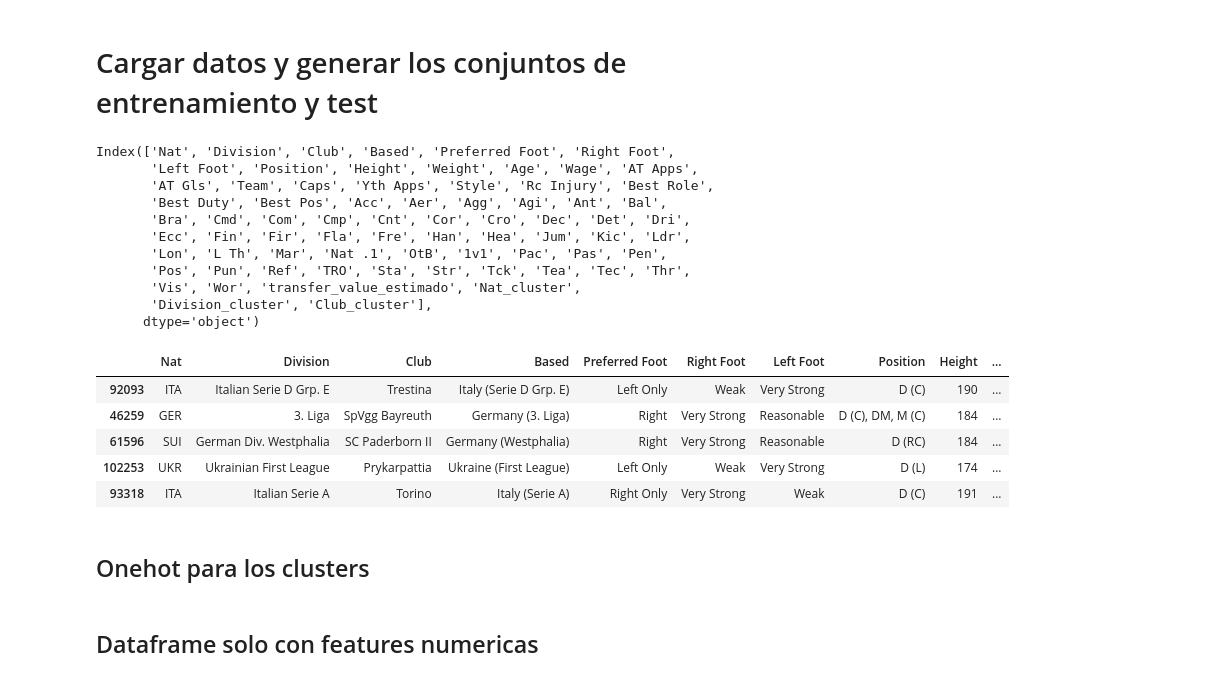
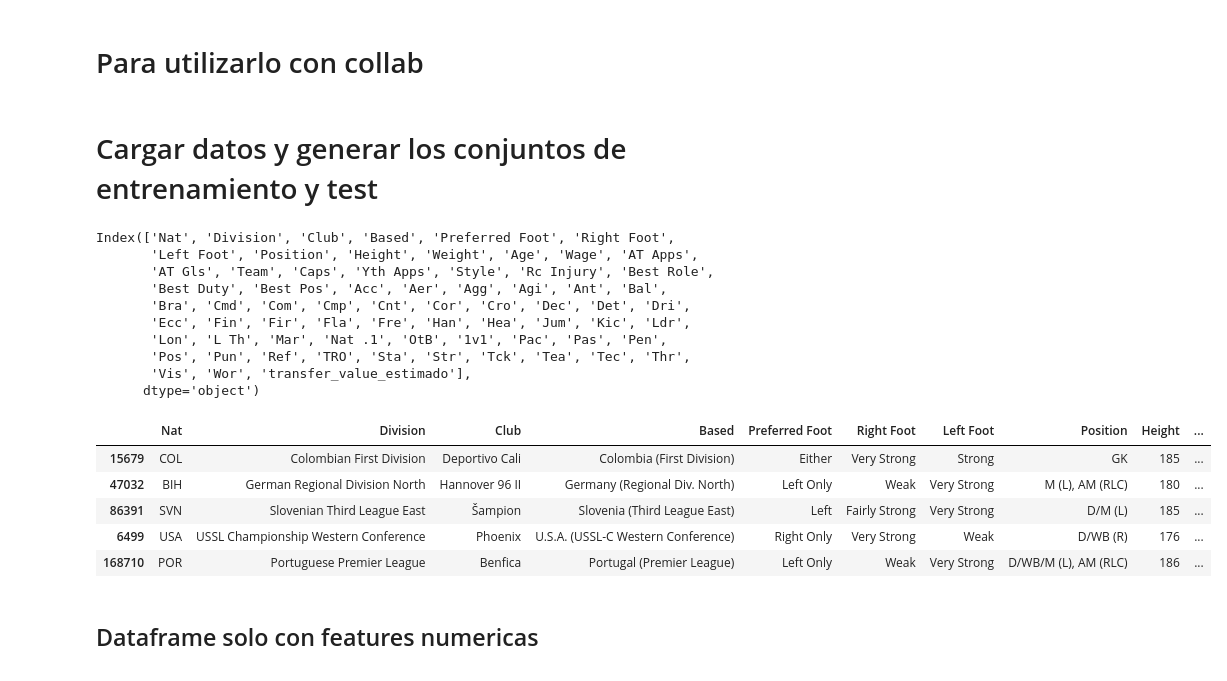
Before and after one commit to Leo11wasd/proyecto_mineria_y_analisis_de_datos, a Jupyter notebook: regresion.ipynb, the cells around one changed output. Saved outputs shown, nothing was run; the diff lists cells and outputs as text; code cells hidden in the pictures.

```diff
--- a/regresion.ipynb
+++ b/regresion.ipynb
@@ -0,0 +1,2 @@
+# %% [markdown]
+# Para utilizarlo con collab
@@ -3,31 +10,30 @@
 # %%
 import pandas as pd
 
 # file_path = 'data_set_limpio.pkl'
-file_path = 'datasets_pkl/data_set_limpio_sin_not_for_sale_post_kmeans_nat_div_club.pkl'
+file_path = f'{raiz}datasets_pkl/data_set_limpio_sin_not_for_sale.pkl'
 
 df = pd.read_pickle(file_path)
 
 # Display the loaded DataFrame
 print(df.columns)
 df.sample(n=5)
 # %% [output]
 Index(['Nat', 'Division', 'Club', 'Based', 'Preferred Foot', 'Right Foot',
        'Left Foot', 'Position', 'Height', 'Weight', 'Age', 'Wage', 'AT Apps',
        'AT Gls', 'Team', 'Caps', 'Yth Apps', 'Style', 'Rc Injury', 'Best Role',
        'Best Duty', 'Best Pos', 'Acc', 'Aer', 'Agg', 'Agi', 'Ant', 'Bal',
        'Bra', 'Cmd', 'Com', 'Cmp', 'Cnt', 'Cor', 'Cro', 'Dec', 'Det', 'Dri',
        'Ecc', 'Fin', 'Fir', 'Fla', 'Fre', 'Han', 'Hea', 'Jum', 'Kic', 'Ldr',
        'Lon', 'L Th', 'Mar', 'Nat .1', 'OtB', '1v1', 'Pac', 'Pas', 'Pen',
        'Pos', 'Pun', 'Ref', 'TRO', 'Sta', 'Str', 'Tck', 'Tea', 'Tec', 'Thr',
-       'Vis', 'Wor', 'transfer_value_estimado', 'Nat_cluster',
-       'Division_cluster', 'Club_cluster'],
+       'Vis', 'Wor', 'transfer_value_estimado'],
       dtype='object')
 |  | Nat | Division | Club | Based | Preferred Foot | Right Foot | Left Foot | Position | Height | ... |
-| 92093 | ITA | Italian Serie D Grp. E | Trestina | Italy (Serie D Grp. E) | Left Only | Weak | Very Strong | D (C) | 190 | ... |
-| 46259 | GER | 3. Liga | SpVgg Bayreuth | Germany (3. Liga) | Right | Very Strong | Reasonable | D (C), DM, M (C) | 184 | ... |
-| 61596 | SUI | German Div. Westphalia | SC Paderborn II | Germany (Westphalia) | Right | Very Strong | Reasonable | D (RC) | 184 | ... |
-| 102253 | UKR | Ukrainian First League | Prykarpattia | Ukraine (First League) | Left Only | Weak | Very Strong | D (L) | 174 | ... |
-| 93318 | ITA | Italian Serie A | Torino | Italy (Serie A) | Right Only | Very Strong | Weak | D (C) | 191 | ... |
+| 15679 | COL | Colombian First Division | Deportivo Cali | Colombia (First Division) | Either | Very Strong | Strong | GK | 185 | ... |
+| 47032 | BIH | German Regional Division North | Hannover 96 II | Germany (Regional Div. North) | Left Only | Weak | Very Strong | M (L), AM (RLC) | 180 | ... |
+| 86391 | SVN | Slovenian Third League East | Šampion | Slovenia (Third League East) | Left | Fairly Strong | Very Strong | D/M (L) | 185 | ... |
+| 6499 | USA | USSL Championship Western Conference | Phoenix | U.S.A. (USSL-C Western Conference) | Right Only | Very Strong | Weak | D/WB (R) | 176 | ... |
+| 168710 | POR | Portuguese Premier League | Benfica | Portugal (Premier League) | Left Only | Weak | Very Strong | D/WB/M (L), AM (RLC) | 186 | ... |
 # %%
 import pandas as pd
@@ -41,5 +47,3 @@ if visualizar_todo:
 
     # Show full content of each cell (prevent text truncation)
     pd.set_option('display.max_colwidth', None)
-# %% [markdown]
-## Onehot para los clusters
```
Also changed, not shown: parts of 30 cells of this notebook, 4 other files.
